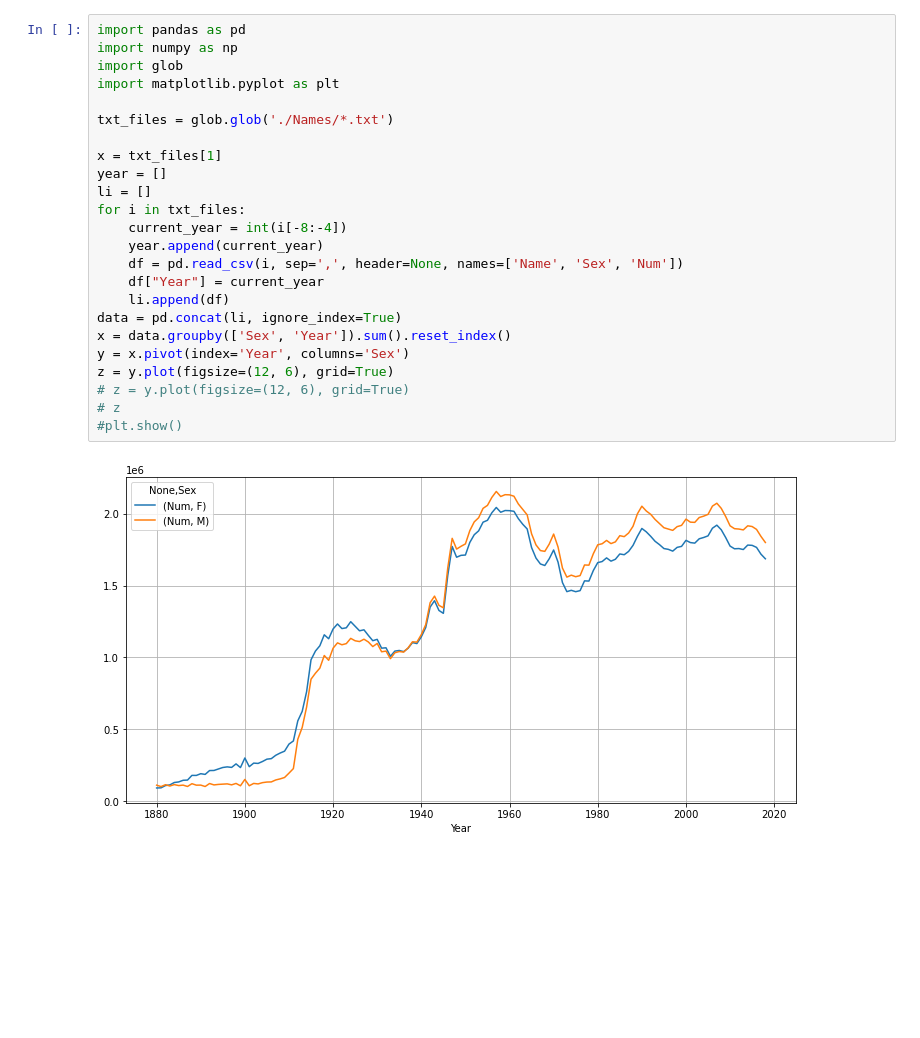
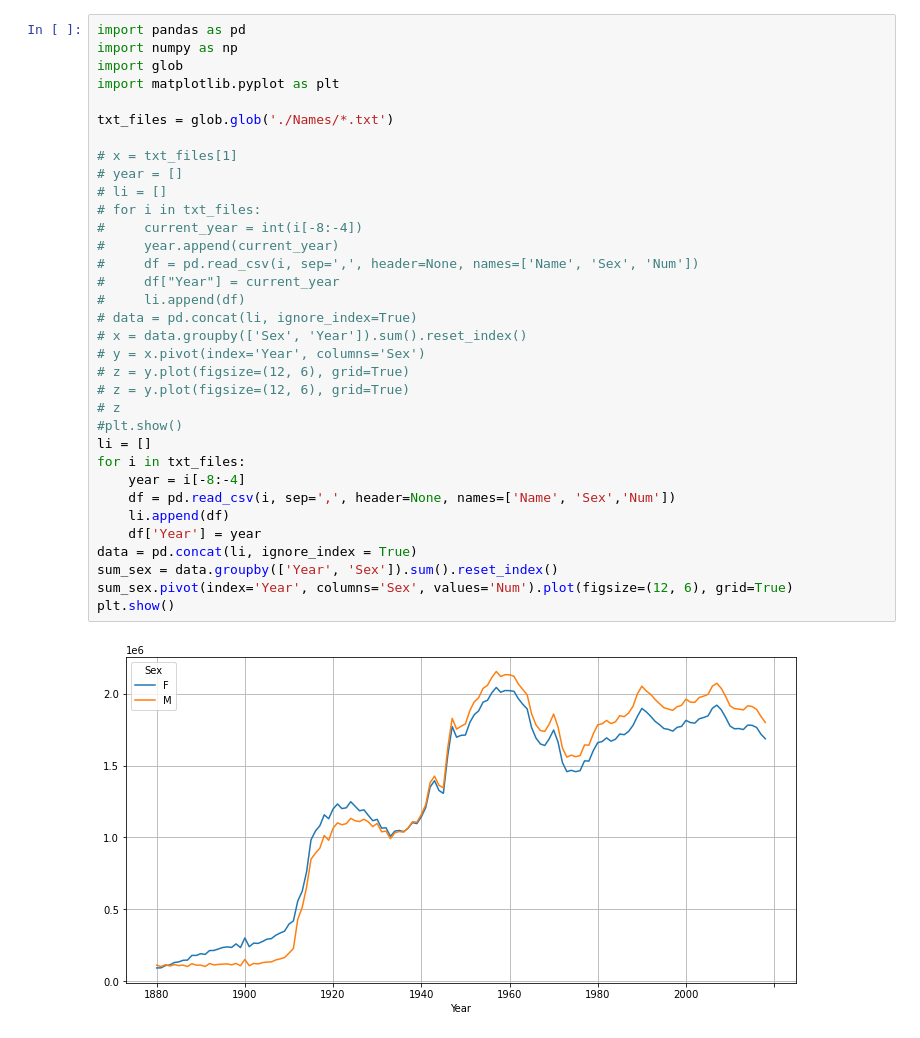
Before and after one commit to nguyenquilong/py, a Jupyter notebook: numpy_pandas_exercise/03 exercies/Untitled.ipynb, the cells around one changed output. Cells and saved outputs as stored; diff of their text form; blank space fills up the shorter version.

```diff
--- a/numpy_pandas_exercise/03 exercies/Untitled.ipynb
+++ b/numpy_pandas_exercise/03 exercies/Untitled.ipynb
@@ -1,26 +1,36 @@
 # %%
 import pandas as pd
 import numpy as np
 import glob
 import matplotlib.pyplot as plt
 
 txt_files = glob.glob('./Names/*.txt')
 
-x = txt_files[1]
-year = []
-li = []
-for i in txt_files:
-    current_year = int(i[-8:-4])
-    year.append(current_year)
-    df = pd.read_csv(i, sep=',', header=None, names=['Name', 'Sex', 'Num'])
-    df["Year"] = current_year
-    li.append(df)
-data = pd.concat(li, ignore_index=True)
-x = data.groupby(['Sex', 'Year']).sum().reset_index()
-y = x.pivot(index='Year', columns='Sex')
-z = y.plot(figsize=(12, 6), grid=True)
+# x = txt_files[1]
+# year = []
+# li = []
+# for i in txt_files:
+#     current_year = int(i[-8:-4])
+#     year.append(current_year)
+#     df = pd.read_csv(i, sep=',', header=None, names=['Name', 'Sex', 'Num'])
+#     df["Year"] = current_year
+#     li.append(df)
+# data = pd.concat(li, ignore_index=True)
+# x = data.groupby(['Sex', 'Year']).sum().reset_index()
+# y = x.pivot(index='Year', columns='Sex')
+# z = y.plot(figsize=(12, 6), grid=True)
 # z = y.plot(figsize=(12, 6), grid=True)
 # z
 #plt.show()
+li = []
+for i in txt_files:
+    year = i[-8:-4]
+    df = pd.read_csv(i, sep=',', header=None, names=['Name', 'Sex','Num'])
+    li.append(df)
+    df['Year'] = year
+data = pd.concat(li, ignore_index = True)
+sum_sex = data.groupby(['Year', 'Sex']).sum().reset_index()
+sum_sex.pivot(index='Year', columns='Sex', values='Num').plot(figsize=(12, 6), grid=True)
+plt.show()
 # %% [output]
-[figure, old version]
+[figure, new version]
```
Also changed, not shown: parts of 1 cell of this notebook.
